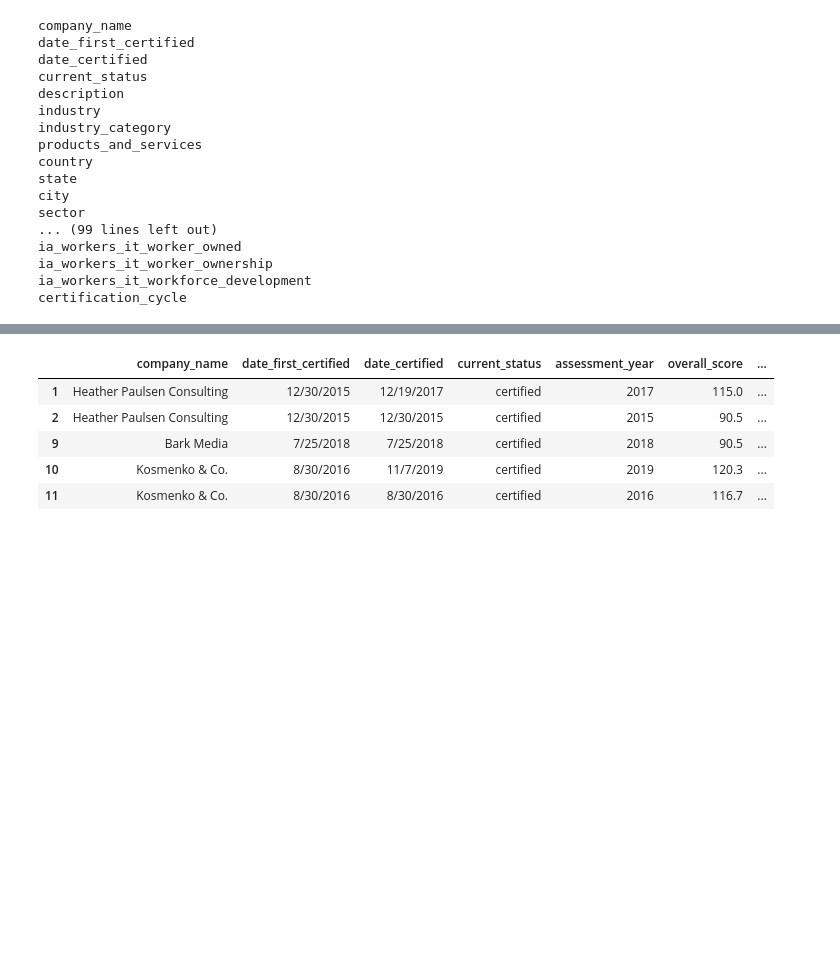
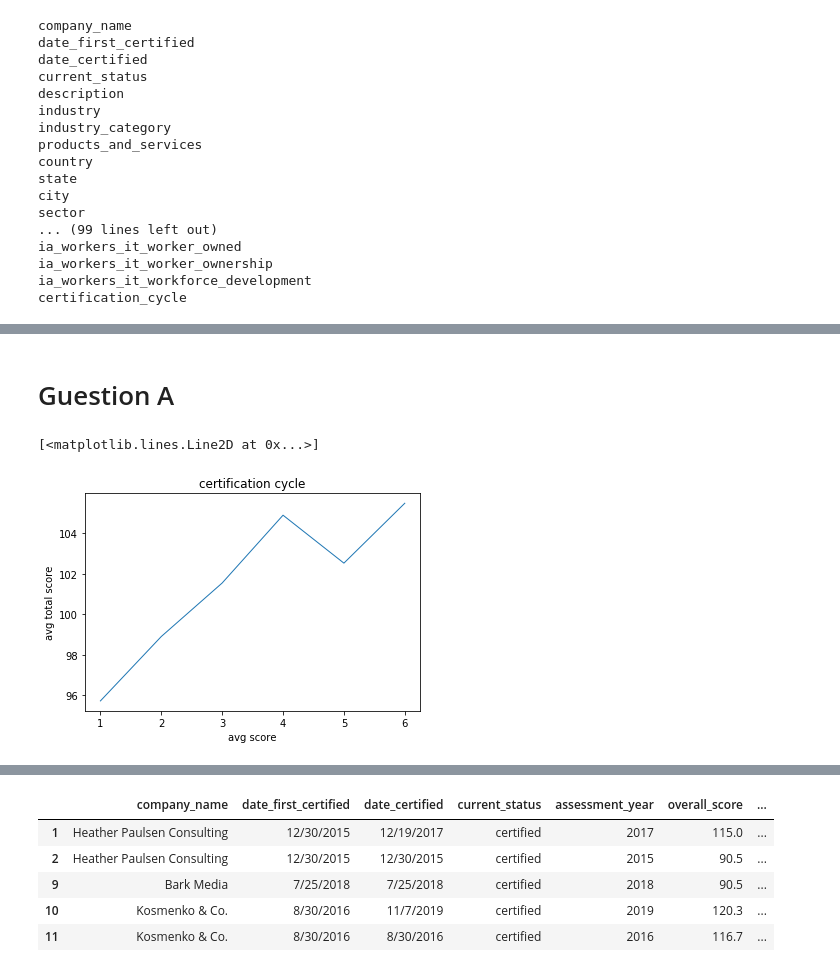
Before and after one commit to faithlierheimer/BCorpsAnalysis, a Jupyter notebook: Scratch Work--BCorps.ipynb, the cells around one changed output, grey strips where cells are left out. Saved outputs shown, nothing was run; the diff lists cells and outputs as text; code cells hidden in the pictures; blank space fills up the shorter version.

Commit message:
initial analysis and graphing

```diff
--- a/Scratch Work--BCorps.ipynb
+++ b/Scratch Work--BCorps.ipynb
@@ -55,0 +57,18 @@ bcorp_US_cleaned.head()
+# %% [markdown]
+# Guestion A
+# %%
+# Does a company’s impact score improve or worsen over the course of their tenure of certification?
+# (given that recertification is a 3 year cycle).
+avg_score=bcorp_US_cleaned.groupby('certification_cycle').mean()['overall_score']
+avg_score=pd.DataFrame(avg_score)
+avg_score
+
+plt.xlabel('avg score')
+plt.ylabel('avg total score')
+plt.title('certification cycle')
+plt.plot(avg_score, linewidth=1, markersize=10)
+
+# plt.show()
+# %% [output]
+[<matplotlib.lines.Line2D at 0x...>]
+[figure, added]
```
Also changed, not shown: parts of 10 cells of this notebook.
